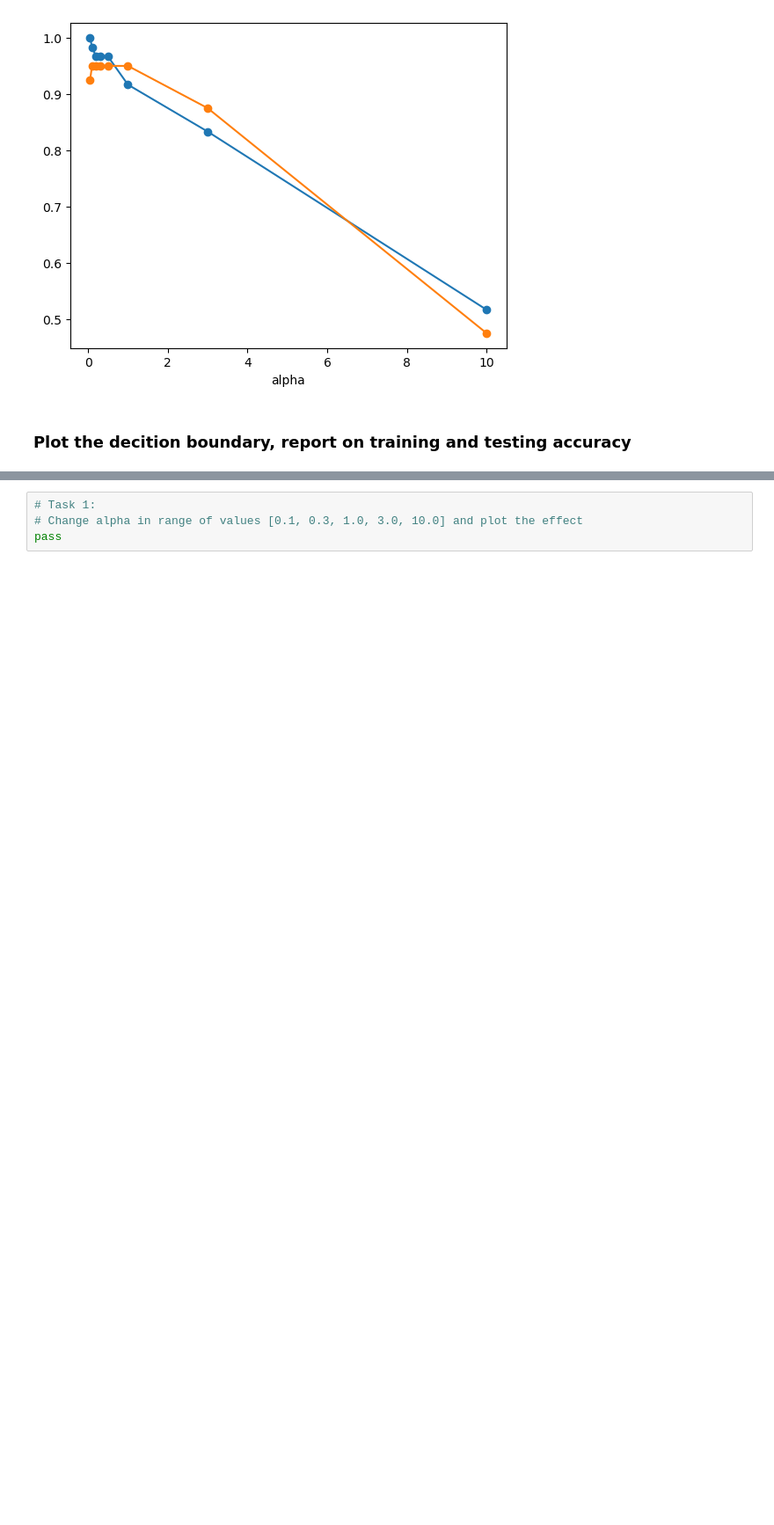
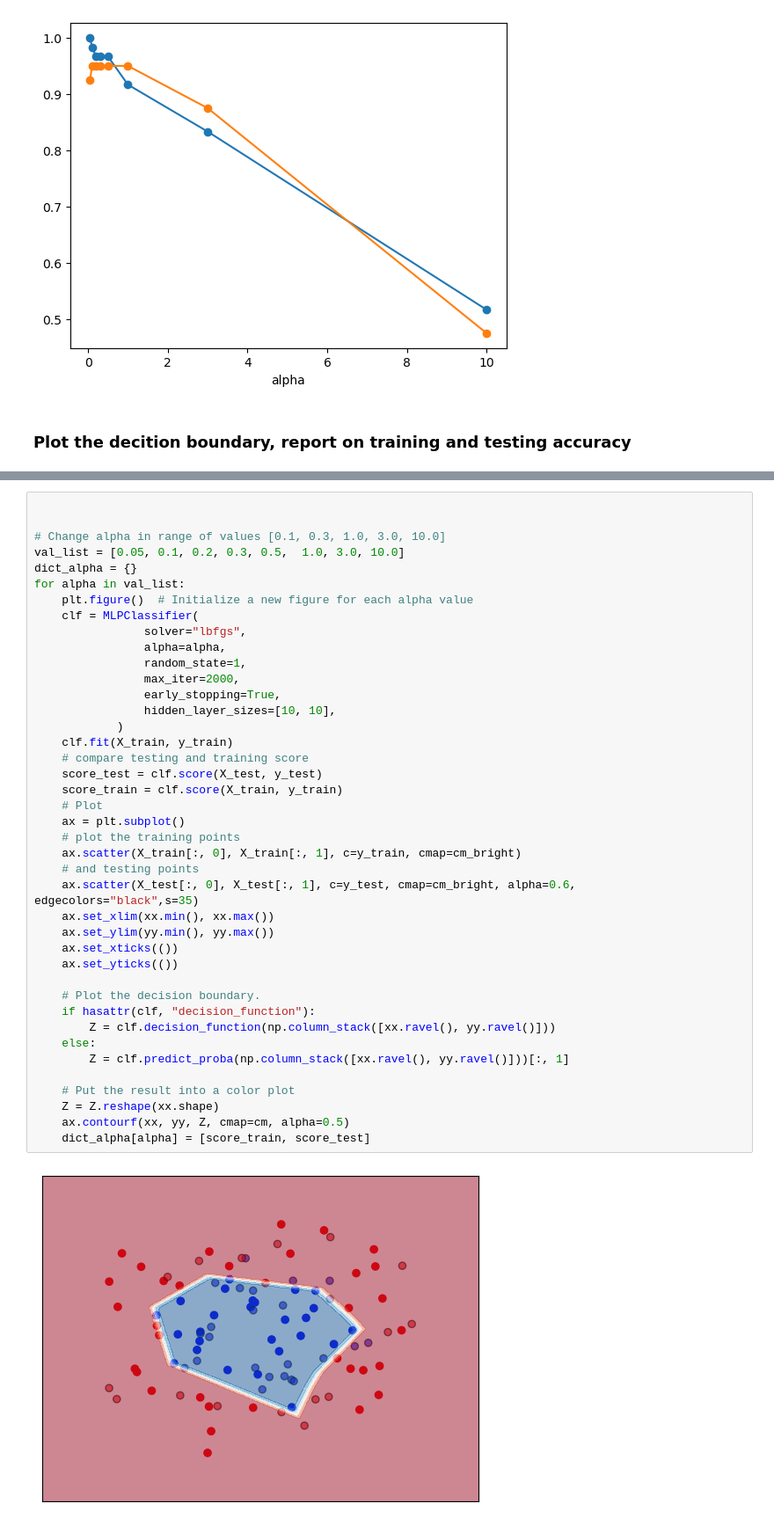
Before and after one commit to zapletalj-cze/ML_geo, a Jupyter notebook: 05_Model_regularization/05_1_LAB_mlgeo_regularization_exercise.ipynb, the cells around one changed output, grey strips where cells are left out. Shown at 88% size. Saved outputs shown, nothing was run; the diff lists cells and outputs as text; blank space fills up the shorter version.

```diff
--- a/05_Model_regularization/05_1_LAB_mlgeo_regularization_exercise.ipynb
+++ b/05_Model_regularization/05_1_LAB_mlgeo_regularization_exercise.ipynb
@@ -151,4 +181,43 @@ Text(0.5, 0, 'alpha')
 # %%
-# Task 1:
-# Change alpha in range of values [0.1, 0.3, 1.0, 3.0, 10.0] and plot the effect
-pass
+
+
+# Change alpha in range of values [0.1, 0.3, 1.0, 3.0, 10.0]
+val_list = [0.05, 0.1, 0.2, 0.3, 0.5,  1.0, 3.0, 10.0]
+dict_alpha = {}
+for alpha in val_list:
+    plt.figure()  # Initialize a new figure for each alpha value
+    clf = MLPClassifier(
+                solver="lbfgs",
+                alpha=alpha,
+                random_state=1,
+                max_iter=2000,
+                early_stopping=True,
+                hidden_layer_sizes=[10, 10],
+            )
+    clf.fit(X_train, y_train)
+    # compare testing and training score
+    score_test = clf.score(X_test, y_test)
+    score_train = clf.score(X_train, y_train)
+    # Plot
+    ax = plt.subplot()
+    # plot the training points
+    ax.scatter(X_train[:, 0], X_train[:, 1], c=y_train, cmap=cm_bright)
+    # and testing points
+    ax.scatter(X_test[:, 0], X_test[:, 1], c=y_test, cmap=cm_bright, alpha=0.6, edgecolors="black",s=35)
+    ax.set_xlim(xx.min(), xx.max())
+    ax.set_ylim(yy.min(), yy.max())
+    ax.set_xticks(())
+    ax.set_yticks(())
+
+    # Plot the decision boundary.
+    if hasattr(clf, "decision_function"):
+        Z = clf.decision_function(np.column_stack([xx.ravel(), yy.ravel()]))
+    else:
+        Z = clf.predict_proba(np.column_stack([xx.ravel(), yy.ravel()]))[:, 1]
+
+    # Put the result into a color plot
+    Z = Z.reshape(xx.shape)
+    ax.contourf(xx, yy, Z, cmap=cm, alpha=0.5)
+    dict_alpha[alpha] = [score_train, score_test]
+# %% [output]
+[figure, added]
```
Also changed, not shown: parts of 9 cells of this notebook, 7 other files.
